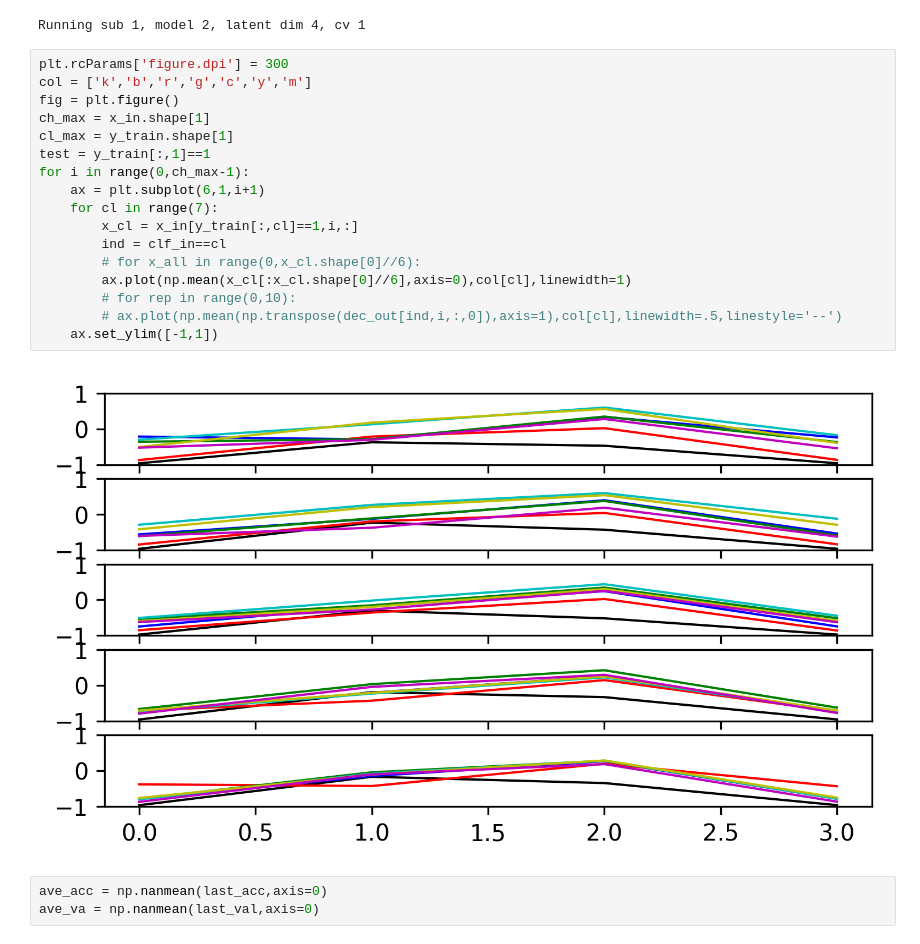
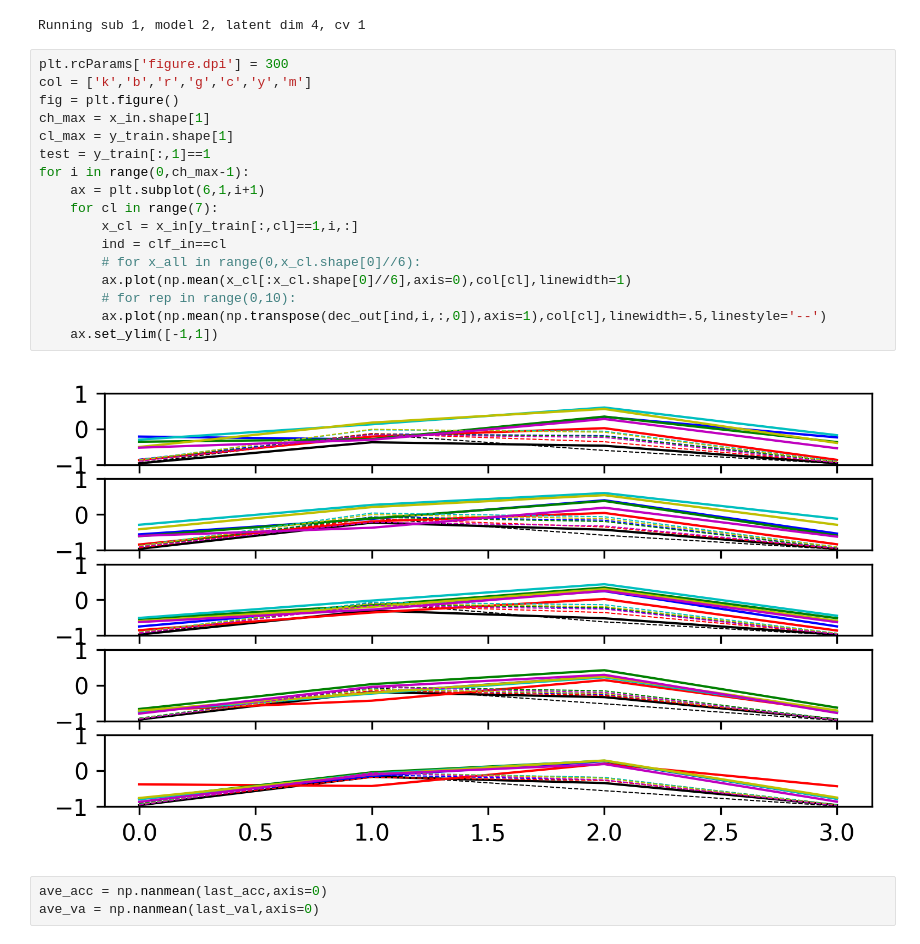
Before and after one commit to yuniteh/latent_rep, a Jupyter notebook: python/loop_main.ipynb, the cells around one changed output. Saved outputs shown, nothing was run; the diff lists cells and outputs as text.

```diff
--- a/python/loop_main.ipynb
+++ b/python/loop_main.ipynb
@@ -29,22 +29,22 @@ Running sub 1, model 2, latent dim 4, cv 1
 # %%
 plt.rcParams['figure.dpi'] = 300
 col = ['k','b','r','g','c','y','m']
 fig = plt.figure()
 ch_max = x_in.shape[1]
 cl_max = y_train.shape[1]
 test = y_train[:,1]==1
 for i in range(0,ch_max-1):
     ax = plt.subplot(6,1,i+1)
     for cl in range(7):
         x_cl = x_in[y_train[:,cl]==1,i,:]
         ind = clf_in==cl
         # for x_all in range(0,x_cl.shape[0]//6):
         ax.plot(np.mean(x_cl[:x_cl.shape[0]//6],axis=0),col[cl],linewidth=1)
         # for rep in range(0,10):
-        # ax.plot(np.mean(np.transpose(dec_out[ind,i,:,0]),axis=1),col[cl],linewidth=.5,linestyle='--')
+        ax.plot(np.mean(np.transpose(dec_out[ind,i,:,0]),axis=1),col[cl],linewidth=.5,linestyle='--')
     ax.set_ylim([-1,1])
 # %% [output]
-[figure, old version]
+[figure, new version]
 # %%
 ave_acc = np.nanmean(last_acc,axis=0)
 ave_va = np.nanmean(last_val,axis=0)
```
Also changed, not shown: 2 other files.
